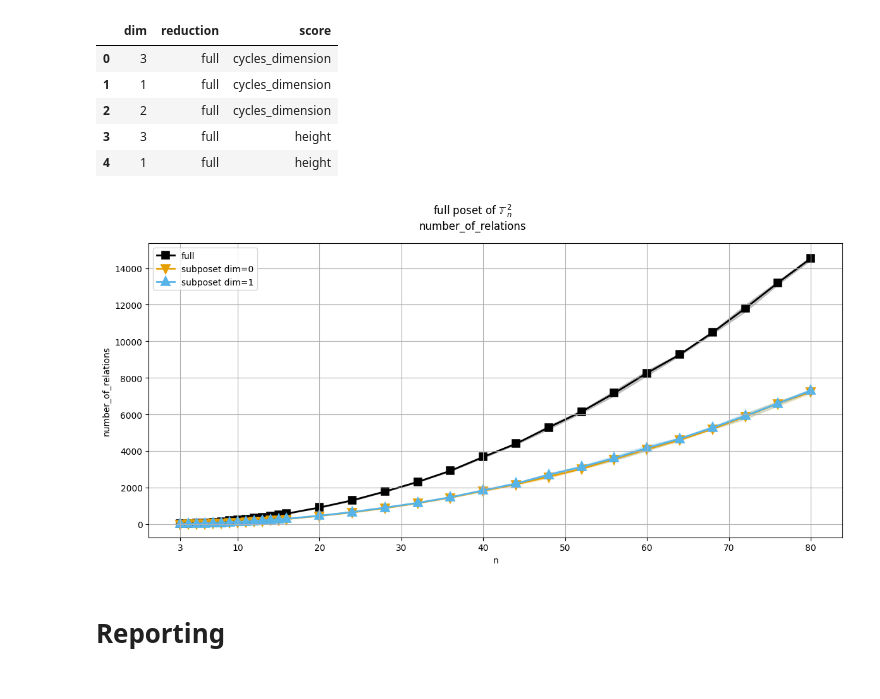
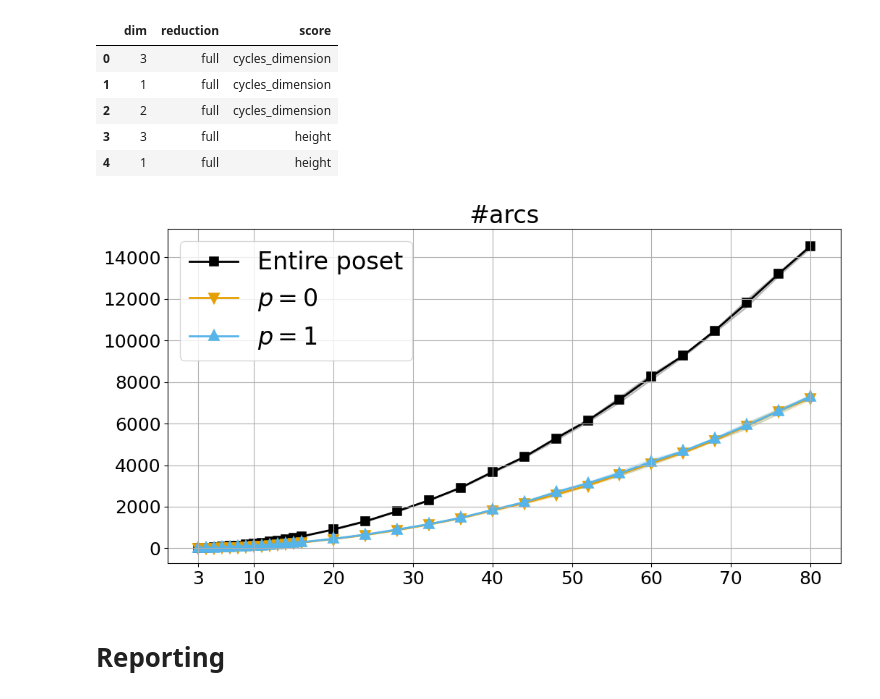
Before and after one commit to zimfv/depth-poset, a Jupyter notebook: notebooks/Analyze Scores on Extended Barycentric Cubical Torus.ipynb, the cells around one changed output. Saved outputs shown, nothing was run; the diff lists cells and outputs as text; code cells hidden in the pictures.

Commit message:
Facilated transpositions during homotopy for CTCE: now we don't storage matrices and depth posets in the memory (but this works a little bit longer); Relabeled plots for single CTCE scores

```diff
--- a/notebooks/Analyze Scores on Extended Barycentric Cubical Torus.ipynb
+++ b/notebooks/Analyze Scores on Extended Barycentric Cubical Torus.ipynb
@@ -241,6 +241,26 @@ There are 21 score object pairs to plot
 def get_score_path(score, dim, reduction, score_filename_template='score={score}, dim={dim}, object={reduction}.png'):
     # returns path to saved and load a picture about the object
     return os.path.join(pics_path, score_filename_template.format(score=score, dim=dim, reduction=reduction).replace('_', '-'))
+# %%
+def relabel(label):
+    # returns the well label for the subposet opbject
+    if label == 'full':
+        return 'Entire poset'
+    if any(char.isdigit() for char in label):
+        label = ''.join([char for char in label if char.isdigit()])
+        label = f'$p = {label}$'
+        return label
+    return 'Poset'
+# %%
+score_rename_dict = {
+    'cycles_dimension': '#direct cycles',
+    'height': 'height',
+    'number_of_components': '#components',
+    'number_of_maximal_nodes': '#maximal nodes',
+    'number_of_minimal_nodes': '#minimal nodes',
+    'number_of_nodes': '#nodes',
+    'number_of_relations': '#arcs',
+}
 # %%
 markers = ['s', 'v', '^', 'o', '*']
 
@@ -255,41 +275,53 @@ for i, row in tqdm(df_objects_scores.iterrows(), total=len(df_objects_scores)):
 
     df_score_mean = df_score.groupby('n').mean()
     df_score_std = df_score.groupby('n').std()
 
     colors = cmap_categorical(np.arange(df_score_mean.shape[1]))
 
     fig, ax = plt.subplots(figsize=(12, 6))
 
+    ax.set_title(score_rename_dict[score], fontsize=24)
+
     for i_col, col in enumerate(df_score_mean.columns):
         linewidth = 2
         markeredgewidth = 4
         x_mean = df_score_mean.index
         y_mean = df_score_mean[col]
         y_std = df_score_std[col]
-        ax.plot(x_mean, y_mean, label=col, color=colors[i_col], marker=markers[i_col], linewidth=linewidth, markeredgewidth=markeredgewidth, zorder=1)
+        ax.plot(x_mean, y_mean, label=relabel(col), color=colors[i_col], marker=markers[i_col], linewidth=linewidth, markeredgewidth=markeredgewidth, zorder=1)
         ax.fill_between(x_mean, y_mean - y_std, y_mean + y_std, color=colors[i_col], alpha=0.2, zorder=0)
 
     xticks = ax.get_xticks().astype(int)
     xticks = np.concatenate([xticks[(xticks > x_mean.min())&(xticks < x_mean.max())], [x_mean.min(), x_mean.max()]]).astype(int)
     xticks = np.unique(xticks)
     ax.set_xticks(xticks)
+    ax.set_xticklabels(ax.get_xticks(), fontsize=18)
 
-    ax.legend()
-    ax.set_xlabel('n')
-    ax.set_ylabel(score)
+    yticks = ax.get_yticks()
+    if (yticks.astype(int) == yticks).all():
+        yticks = yticks.astype(int)
+    y_max = (df_score_mean + df_score_std).max().max()
+    while (y_max < 0.5*(yticks[-1] + yticks[-2])) and (len(yticks) > 4):
+        yticks = yticks[:-1]
+    yticks = yticks[yticks >= 0]
+    ax.set_yticks(yticks)
+    ax.set_yticklabels(yticks, fontsize=18)
+
+    ax.legend(fontsize=24)
+    #ax.set_xlabel('n')
+    #ax.set_ylabel(score)
     ax.grid(True)
 
     plt.savefig(path)
 
     if i < len(df_objects_scores) - 1:
         plt.close()
 
-#    else:
-plt.suptitle(f"{row['reduction']} poset of $\mathbb{{T\;}}_n^{{{row['dim']}}}$\n{score}")
-plt.tight_layout()
+#plt.suptitle(f"{row['reduction']} poset of $\mathbb{{T\;}}_n^{{{row['dim']}}}$\n{score}")
+#plt.tight_layout()
 plt.show()
 # %% [output]
-[figure, old version]
+[figure, new version]
 # %% [markdown]
 # Reporting
 # %% [markdown]
```
Also changed, not shown: parts of 6 cells of this notebook, 27 other files.
